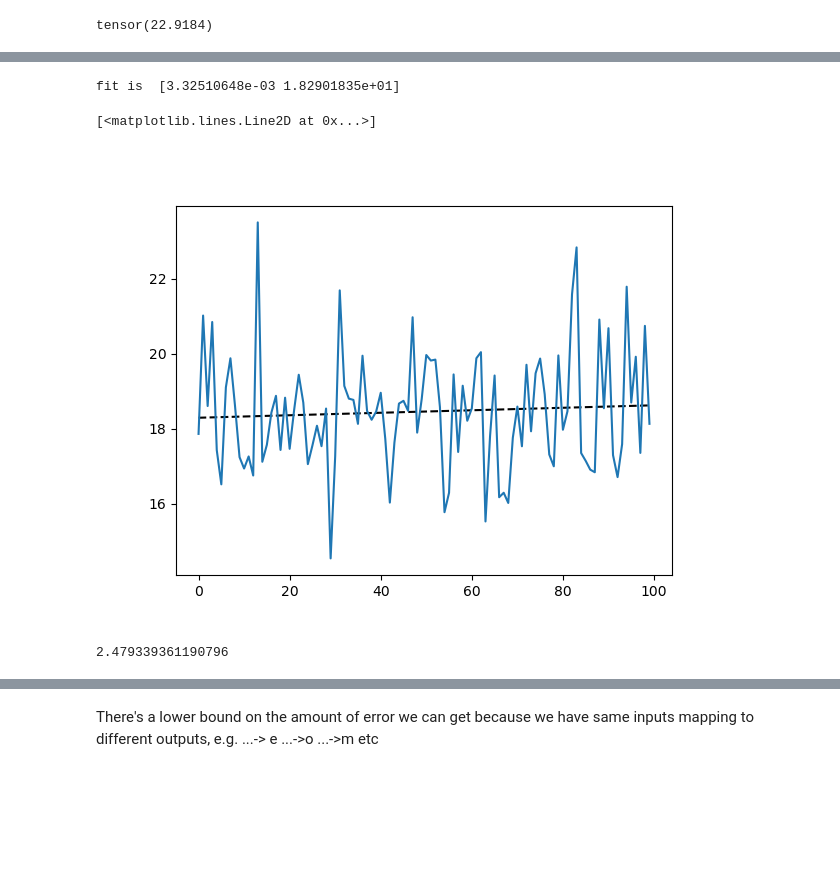
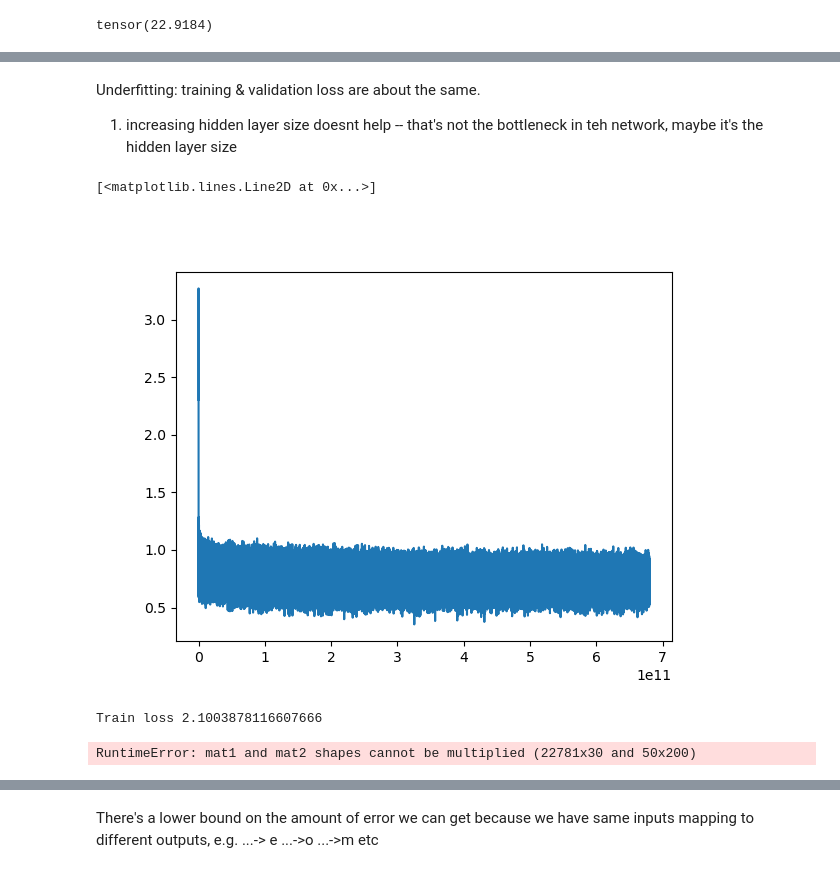
Before and after one commit to maksimt/makemore, a Jupyter notebook: reimpl.ipynb, the cells around one changed output, grey strips where cells are left out. Cells and saved outputs as stored; diff of their text form; code cells hidden in the pictures; blank space fills up the shorter version.

```diff
--- a/reimpl.ipynb
+++ b/reimpl.ipynb
@@ -160,9 +157,10 @@ tensor(22.9184)
 # %%
-h_size = 100
+h_size = 200
+embedd_size = 10
 
 g = torch.Generator().manual_seed(2147483647)
-C = torch.randn((27, 2), generator=g)
-W1 = torch.randn((6, h_size), generator=g)
+C = torch.randn((27, embedd_size), generator=g)
+W1 = torch.randn((BLOCK_SIZE * embedd_size, h_size), generator=g)
 b1 = torch.randn(h_size, generator=g)
 W2 = torch.randn((h_size, 27), generator=g)
 b2 = torch.randn(27, generator=g)
@@ -176,19 +174,23 @@ for p in parameters:
+# %%
+lre = torch.linspace(-3, 0, 1_000)
+lrs = 10**lre
+
+losses = [10]
+lres = []
+stepi = [-1]
 # %%
 %%time
 
-batch_size = 32
-learning_rate = 0.0001
-
-losses = []
+batch_size = 64
 
 
-for _ in range(100):
+for i in range(1_000_000):
     #minibatching
     #   intuition: better to have approximate gradient and take more steps than have exact gradient and take fewer steps
     ix = torch.randint(0, X.shape[0], (batch_size,), generator=g)
 
     emb = C[X[ix]]
-    h = torch.tanh(emb.view(-1, 6) @ W1 + b1)  # (32, 100)
+    h = torch.tanh(emb.view(-1, BLOCK_SIZE * embedd_size) @ W1 + b1)  # (32, 100)
     logits = h @ W2 + b2
     # counts = logits.exp()
     # prob = counts / counts.sum(dim=1, keepdims=True)
@@ -207,9 +209,19 @@ for _ in range(100):
         p.grad = None
     loss.backward()
 
+    if stepi[-1] < 1e6:
+        learning_rate = 1e-1
+    if stepi[-1] >= 1e6:
+        learning_rate = 5e-2
+    if stepi[-1] >= 2e6:
+        learning_rate = 1e-2
+
     #update params
     for p in parameters:
+        # p.data += -lrs[i] * p.grad
         p.data += -learning_rate * p.grad
 
+    # lres.append(lre[i])
+    stepi.append(stepi[-1] + i)
     losses.append(loss.item())
 # %% [output]
@@ -220,20 +230,33 @@ Wall time: 22.5 ms
-# %%
-x = np.arange(len(losses))
-fit = np.polyfit(x, losses, 1)
-print('fit is ', fit)
-fit_fn = np.poly1d(fit)
-plt.figure()
-plt.plot(x, fit_fn(x), '--k', label='Linear Fit')
-plt.plot(losses)
-# %% [output]
-fit is  [3.32510648e-03 1.82901835e+01]
-[<matplotlib.lines.Line2D at 0x...>]
-[figure, old version]
+# %% [markdown]
+Underfitting: training & validation loss are about the same.
+1. increasing hidden layer size doesnt help -- that's not the bottleneck in teh network, maybe it's the hidden layer size
+# %%
+plt.figure()
+# "Fat" loss curve becauso of minibatches
+#    Low batch size --> noisy gradient
+plt.plot(stepi, np.log(losses))
+# %% [output]
+[<matplotlib.lines.Line2D at 0x...>]
+[figure, added]
+# %%
+emb = C[X]
+h = torch.tanh(emb.view(-1, BLOCK_SIZE * embedd_size) @ W1 + b1)  # (32, 100)
+logits = h @ W2 + b2
+loss = F.cross_entropy(logits, Y)
+print('Train loss', loss.item())
+# %% [output]
+Train loss 2.1003878116607666
 # %%
-emb = C[X]
-h = torch.tanh(emb.view(-1, 6) @ W1 + b1)  # (32, 100)
+emb = C[Xdev]
+h = torch.tanh(emb.view(-1, 30) @ W1 + b1)  # (32, 100)
 logits = h @ W2 + b2
-loss = F.cross_entropy(logits, Y)
-loss.item()
+loss = F.cross_entropy(logits, Ydev)
+print('Dev loss', loss.item())
+
+emb = C[Xtr]
+h = torch.tanh(emb.view(-1, 30) @ W1 + b1)  # (32, 100)
+logits = h @ W2 + b2
+loss = F.cross_entropy(logits, Ytr)
+print('Train loss', loss.item())
 # %% [output]
-2.479339361190796
+RuntimeError: mat1 and mat2 shapes cannot be multiplied (22781x30 and 50x200)
```
Also changed, not shown: parts of 18 cells of this notebook, 7 other files.
